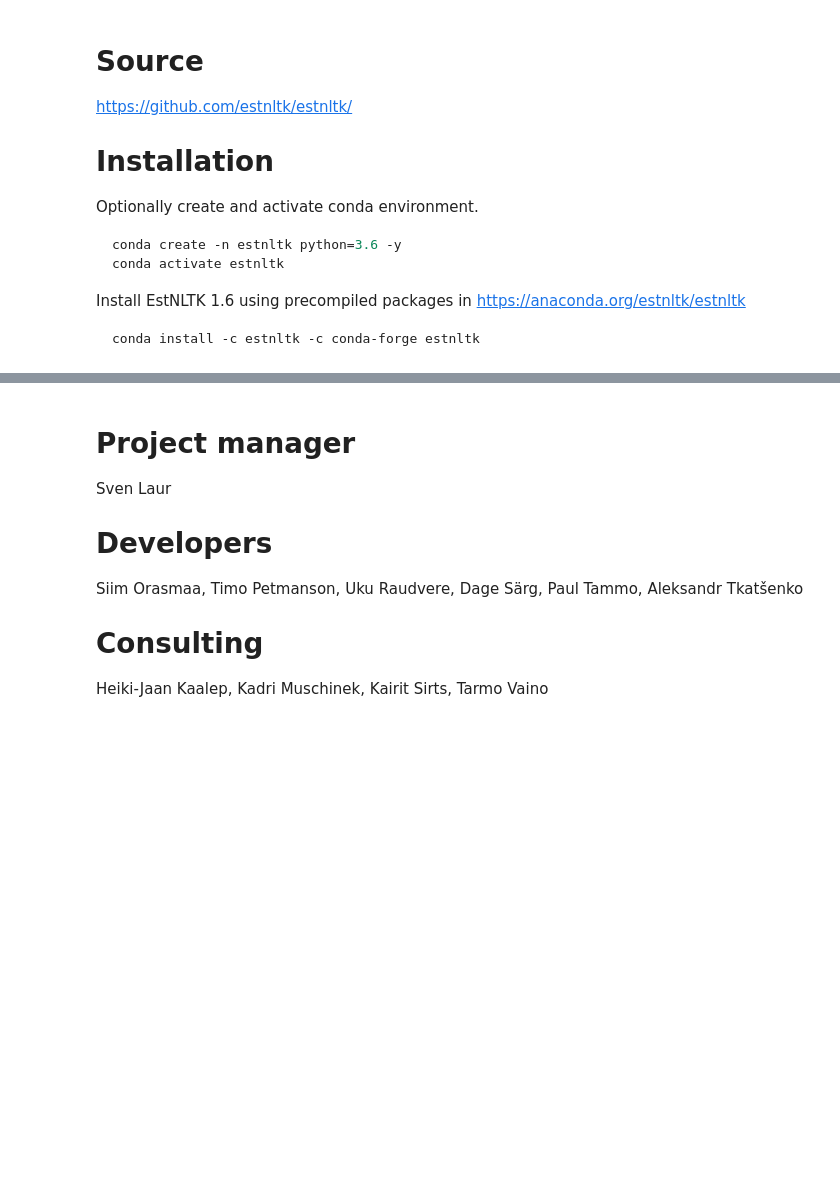
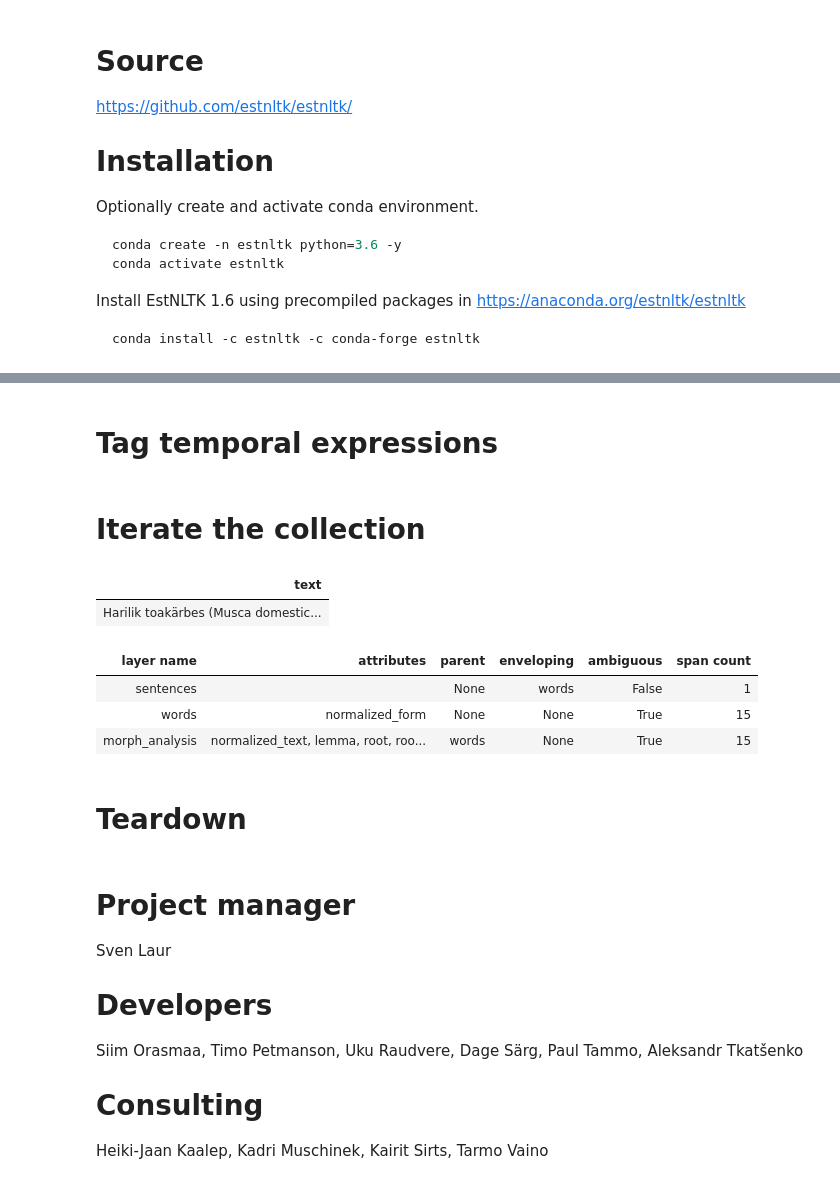
Before and after one commit to estnltk/presentation, a Jupyter notebook: 2019-10_pycon_paul_tammo/2019-10_pycon_paul_tammo.ipynb, the cells around one changed output, grey strips where cells are left out. Drawn from its saved outputs; the diff is of its cells as text; code cells hidden in the pictures; blank space fills up the shorter version.

```diff
--- a/2019-10_pycon_paul_tammo/2019-10_pycon_paul_tammo.ipynb
+++ b/2019-10_pycon_paul_tammo/2019-10_pycon_paul_tammo.ipynb
@@ -72,0 +217,15 @@ Layer
+# %% [markdown]
+# Tag temporal expressions
+# %% [markdown]
+# Iterate the collection
+# %%
+collection[0]
+# %% [output]
+| text |
+| Harilik toakärbes (Musca domestic... |
+| layer name | attributes | parent | enveloping | ambiguous | span count |
+| sentences |  | None | words | False | 1 |
+| words | normalized_form | None | None | True | 15 |
+| morph_analysis | normalized_text, lemma, root, roo... | words | None | True | 15 |
+# %% [markdown]
+# Teardown
```
Also changed, not shown: parts of 22 cells of this notebook.
